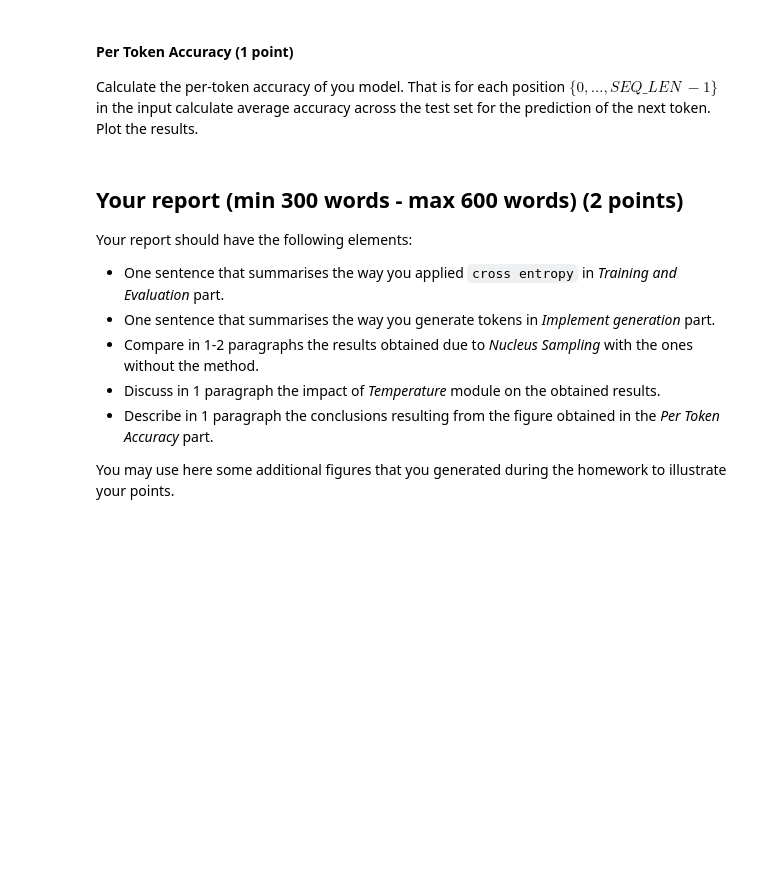
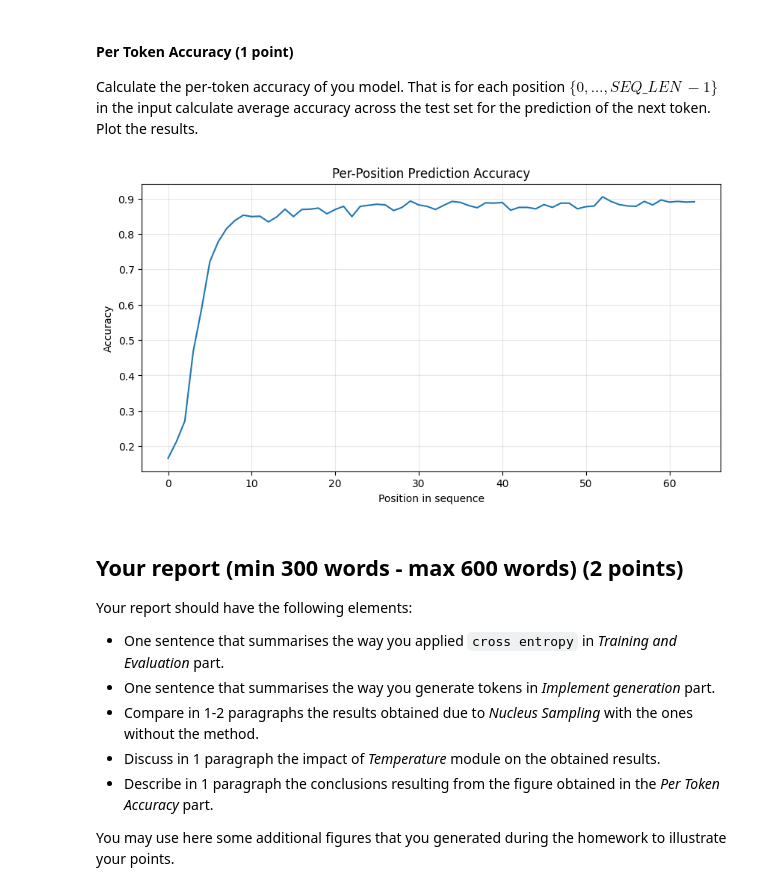
Before and after one commit to MichalSlowakiewicz/Deep-Neural-Network, a Jupyter notebook: hw_3_gpt_oss_student.ipynb, the cells around one changed output. Drawn from its saved outputs; the diff is of its cells as text; code cells hidden in the pictures; blank space fills up the shorter version.

```diff
--- a/hw_3_gpt_oss_student.ipynb
+++ b/hw_3_gpt_oss_student.ipynb
@@ -1796,33 +1841,69 @@ import matplotlib.pyplot as plt
 @torch.no_grad()
 def calc_per_token_acc(
     model: torch.nn.Module, data_loader: torch.utils.data.DataLoader
 ) -> np.ndarray:
     """
     Calculate accuracy for each position in the sequence.
 
     Args:
         model: The transformer model.
         data_loader: Data loader with (x, y) pairs.
 
     Returns:
         Array of shape [seq_len] with accuracy at each position.
     """
     model.eval()
 
     ### TODO: Your code starts here ###
 
+    correct_counts = None
+    total_samples = 0
+
+    for x, y in data_loader:
+      # moving 'x' and 'y' to device
+      x = x.to(DEVICE)
+      y = y.to(DEVICE)
+
+      # passing 'x' through model
+      logits = model(x)
+
+      # obtaining prediction
+      predictions = torch.argmax(logits, dim=-1)
+
+      # checking if prediction is correct
+      matches = (predictions == y).float()
+
+      # summing correct predictions within a batch
+      batch_correct_sum = matches.sum(dim=0)
+
+      # creating 'correct_counts' if it wasn't created earlier
+      if correct_counts is None:
+        correct_counts = torch.zeros_like(batch_correct_sum)
+
+      # updating counters
+      correct_counts += batch_correct_sum
+      total_samples += x.size(0)
+
+    # calculating per token accuracy
+    per_token_acc = correct_counts / total_samples
+
+    # convertin to numpy
+    per_token_acc = per_token_acc.cpu().numpy()
+
     ### TODO: Your code ends here ###
     return per_token_acc
 
 
 per_token_acc = calc_per_token_acc(model, TEST_LOADER)
 plt.figure(figsize=(10, 5))
 plt.plot(np.arange(per_token_acc.shape[0]), per_token_acc)
 plt.xlabel("Position in sequence")
 plt.ylabel("Accuracy")
 plt.title("Per-Position Prediction Accuracy")
 plt.grid(True, alpha=0.3)
 plt.show()
+# %% [output]
+[figure, added]
 # %% [markdown]
 ## Your report (min 300 words - max 600 words) (2 points)
 
```
Also changed, not shown: parts of 4 cells of this notebook.
